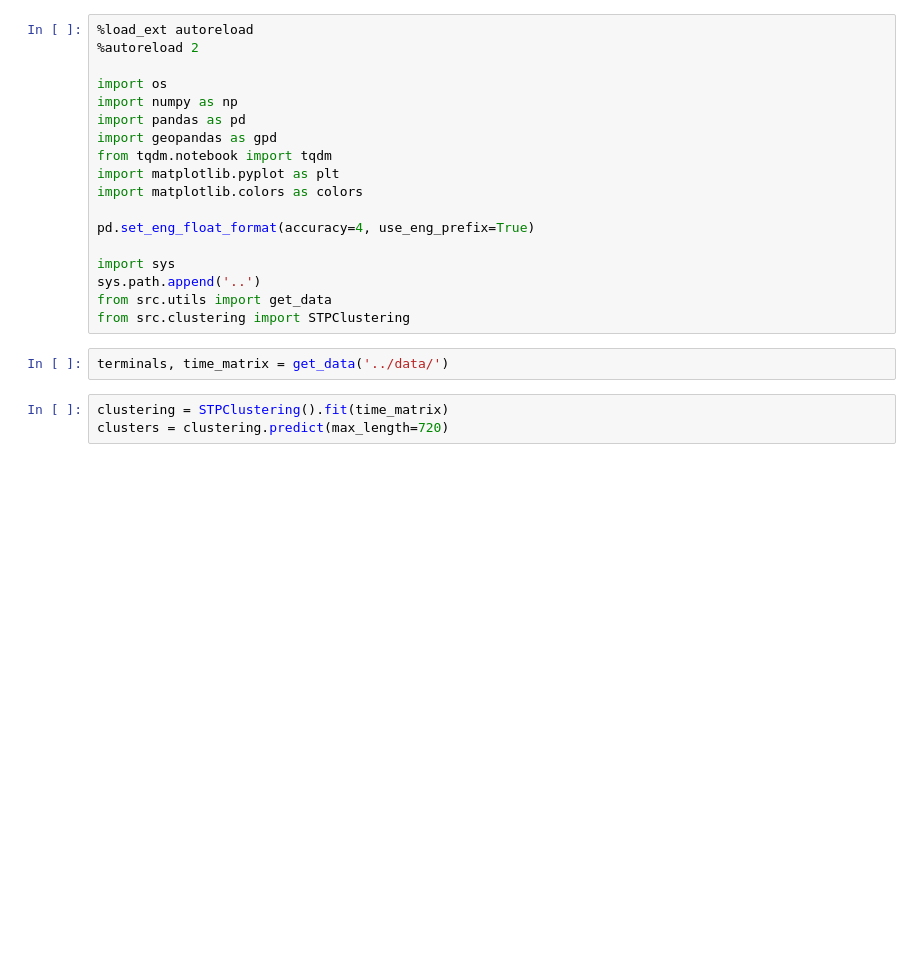
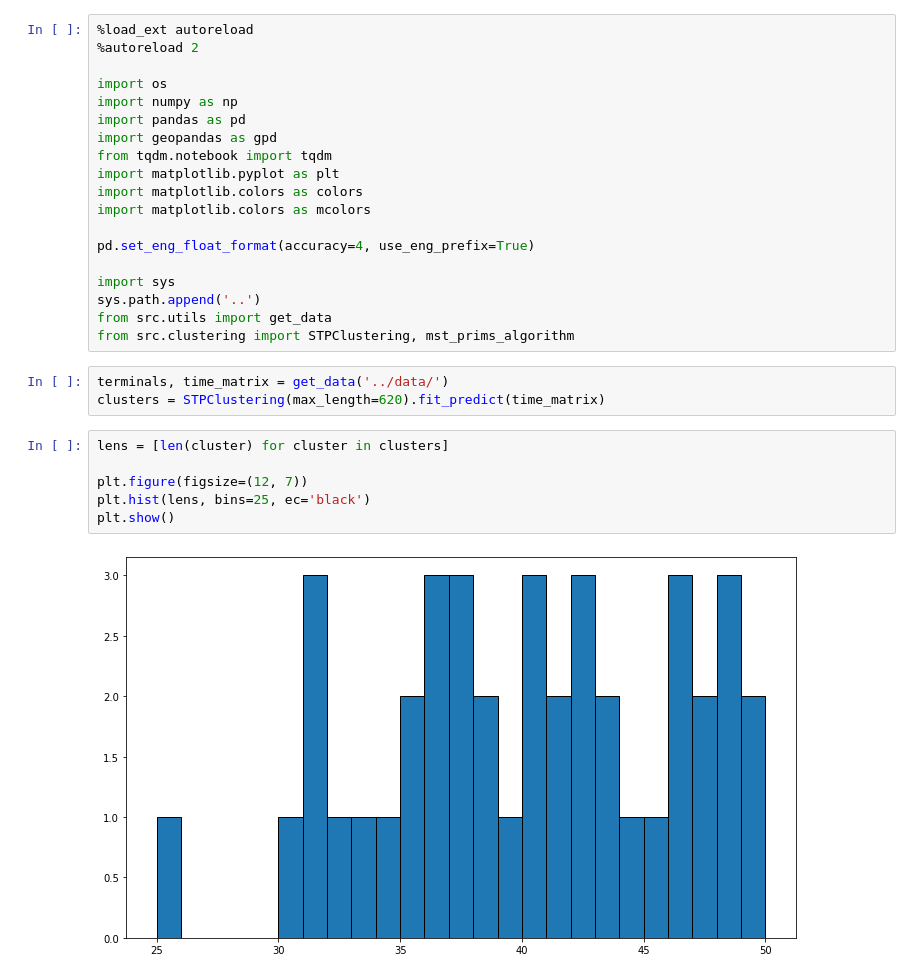
Before and after one commit to black-boomerang/armored-truck-routes, a Jupyter notebook: notebooks/stp_clustering.ipynb, the cells around one changed output. Cells and saved outputs as stored; diff of their text form; blank space fills up the shorter version.

```diff
--- a/notebooks/stp_clustering.ipynb
+++ b/notebooks/stp_clustering.ipynb
@@ -9,16 +9,23 @@ import geopandas as gpd
 from tqdm.notebook import tqdm
 import matplotlib.pyplot as plt
 import matplotlib.colors as colors
+import matplotlib.colors as mcolors
 
 pd.set_eng_float_format(accuracy=4, use_eng_prefix=True)
 
 import sys
 sys.path.append('..')
 from src.utils import get_data
-from src.clustering import STPClustering
+from src.clustering import STPClustering, mst_prims_algorithm
 # %%
 terminals, time_matrix = get_data('../data/')
+clusters = STPClustering(max_length=620).fit_predict(time_matrix)
-# %%
-clustering = STPClustering().fit(time_matrix)
-clusters = clustering.predict(max_length=720)
+# %%
+lens = [len(cluster) for cluster in clusters]
+
+plt.figure(figsize=(12, 7))
+plt.hist(lens, bins=25, ec='black')
+plt.show()
+# %% [output]
+[figure, added]
 # %%
```
Also changed, not shown: parts of 7 cells of this notebook, 3 other files.
